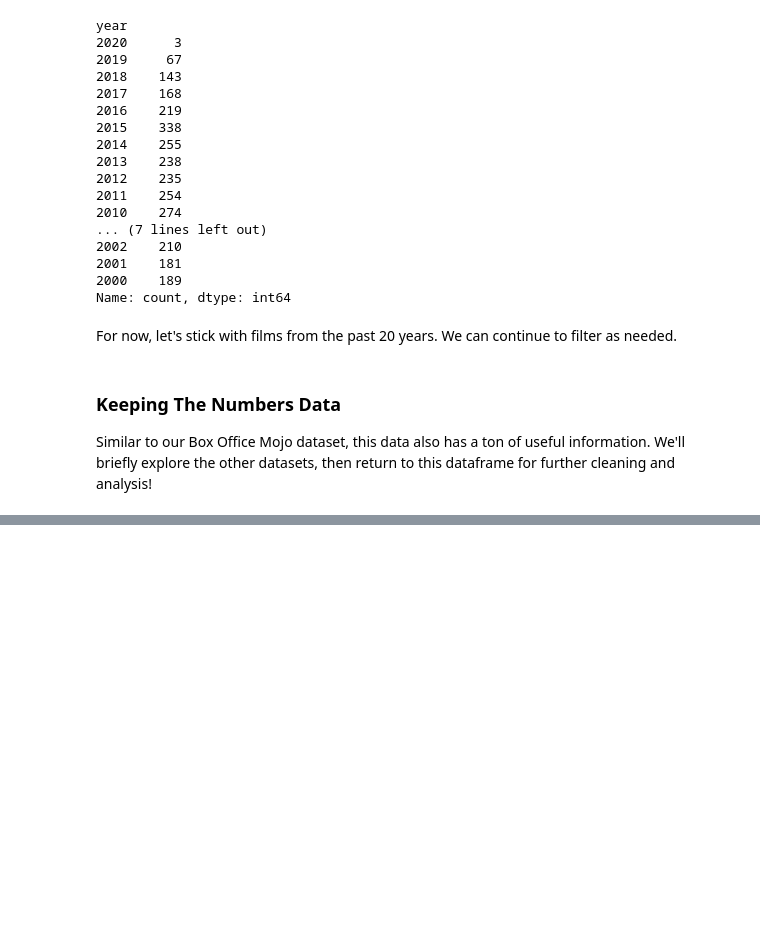
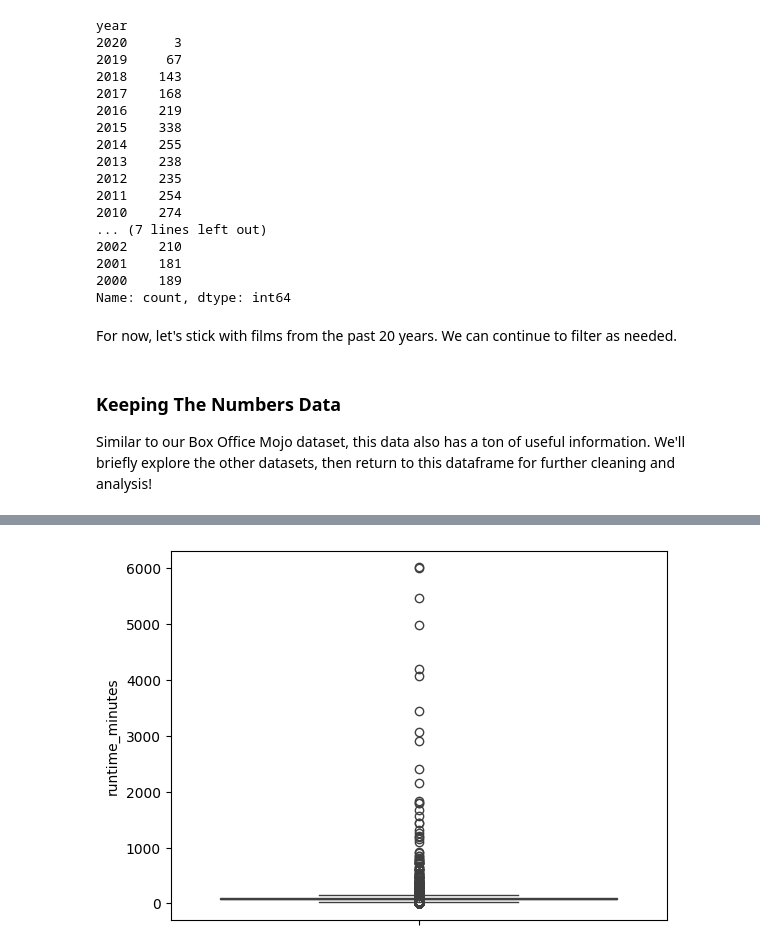
Before and after one commit to emmascotson/Movie-Data-Analysis, a Jupyter notebook: notebooks/exploratory.ipynb, the cells around one changed output, grey strips where cells are left out. Cells and saved outputs as stored; diff of their text form; code cells hidden in the pictures; blank space fills up the shorter version.

```diff
--- a/notebooks/exploratory.ipynb
+++ b/notebooks/exploratory.ipynb
@@ -480,0 +639,5 @@ Similar to our Box Office Mojo dataset, this data also has a ton of useful infor
+# %%
+#Same boxplot without extreme outliers
+sns.boxplot(movie_basics_df.query('runtime_minutes < 10000').runtime_minutes);
+# %% [output]
+[figure, added]
```
Also changed, not shown: parts of 101 cells of this notebook, 1 other file.
